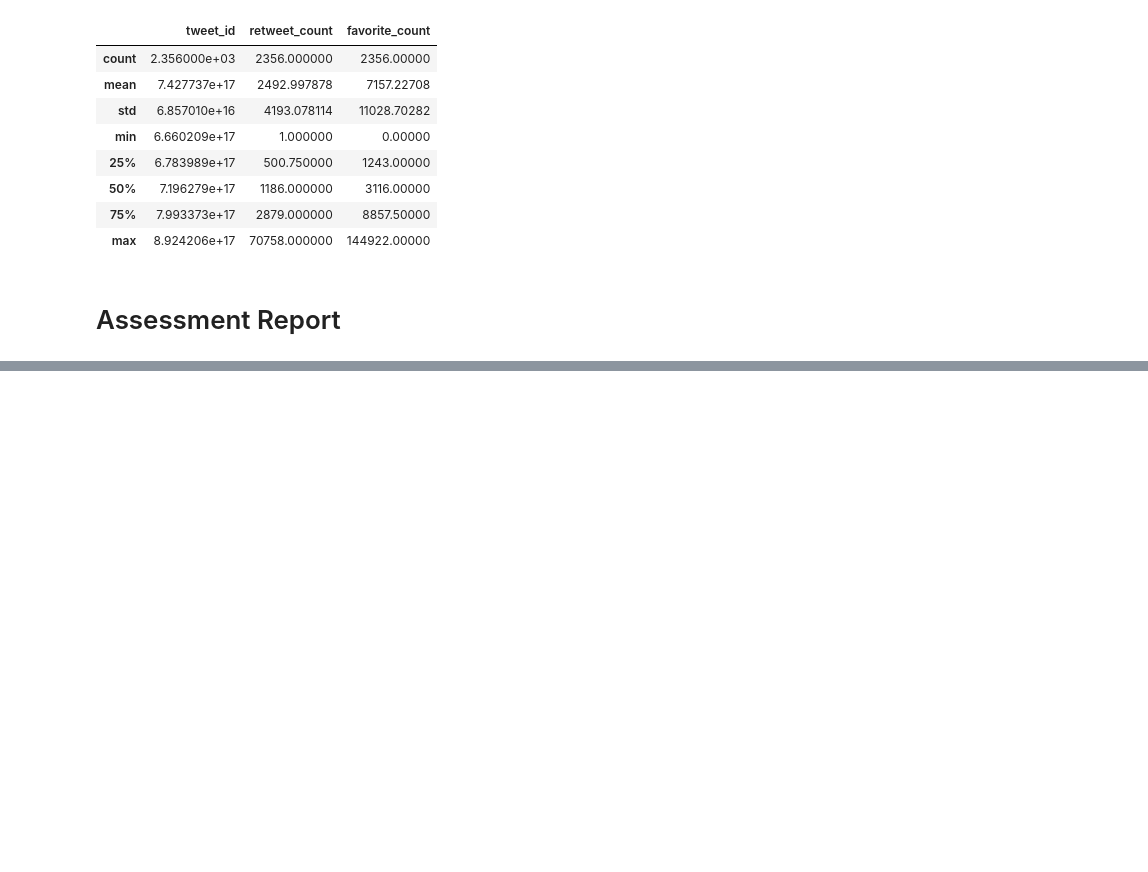
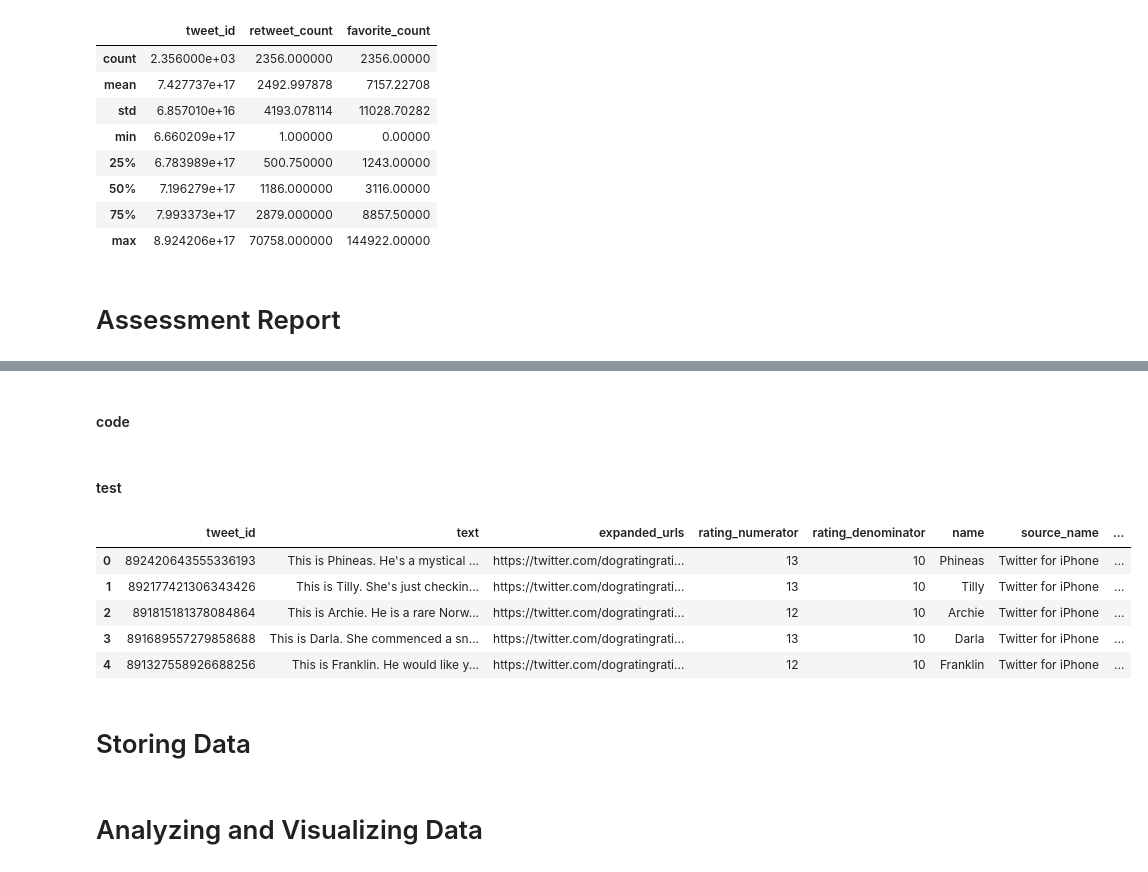
Before and after one commit to Kevson1/Twitter-archive, a Jupyter notebook: wrangle_act.ipynb, the cells around one changed output, grey strips where cells are left out. Cells and saved outputs as stored; diff of their text form; code cells hidden in the pictures; blank space fills up the shorter version.

```diff
--- a/wrangle_act.ipynb
+++ b/wrangle_act.ipynb
@@ -338,0 +653,18 @@ reaction_counts_df.describe()
+# %% [markdown]
+#### code
+# %%
+tweet_clean = pd.merge(tweet_clean, reaction_count_clean,
+                      on='tweet_id')
+# %% [markdown]
+#### test
+# %%
+tweet_clean.head()
+# %% [output]
+|  | tweet_id | text | expanded_urls | rating_numerator | rating_denominator | name | source_name | ... |
+| 0 | 892420643555336193 | This is Phineas. He's a mystical ... | https://twitter.com/dogratingrati... | 13 | 10 | Phineas | Twitter for iPhone | ... |
+| 1 | 892177421306343426 | This is Tilly. She's just checkin... | https://twitter.com/dogratingrati... | 13 | 10 | Tilly | Twitter for iPhone | ... |
+| 2 | 891815181378084864 | This is Archie. He is a rare Norw... | https://twitter.com/dogratingrati... | 12 | 10 | Archie | Twitter for iPhone | ... |
+| 3 | 891689557279858688 | This is Darla. She commenced a sn... | https://twitter.com/dogratingrati... | 13 | 10 | Darla | Twitter for iPhone | ... |
+| 4 | 891327558926688256 | This is Franklin. He would like y... | https://twitter.com/dogratingrati... | 12 | 10 | Franklin | Twitter for iPhone | ... |
+# %% [markdown]
+# Storing Data
@@ -338,0 +679,2 @@ reaction_counts_df.describe()
+# %% [markdown]
+# Analyzing and Visualizing Data
```
Also changed, not shown: parts of 62 cells of this notebook, 4 other files.
